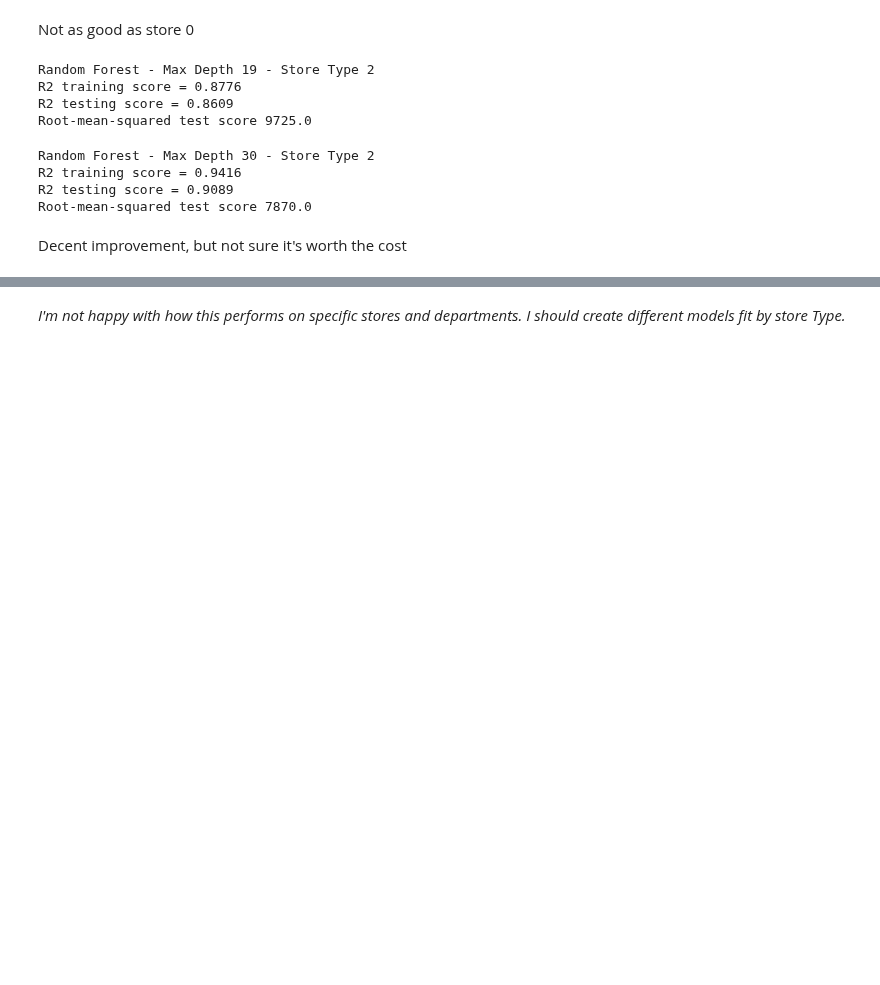
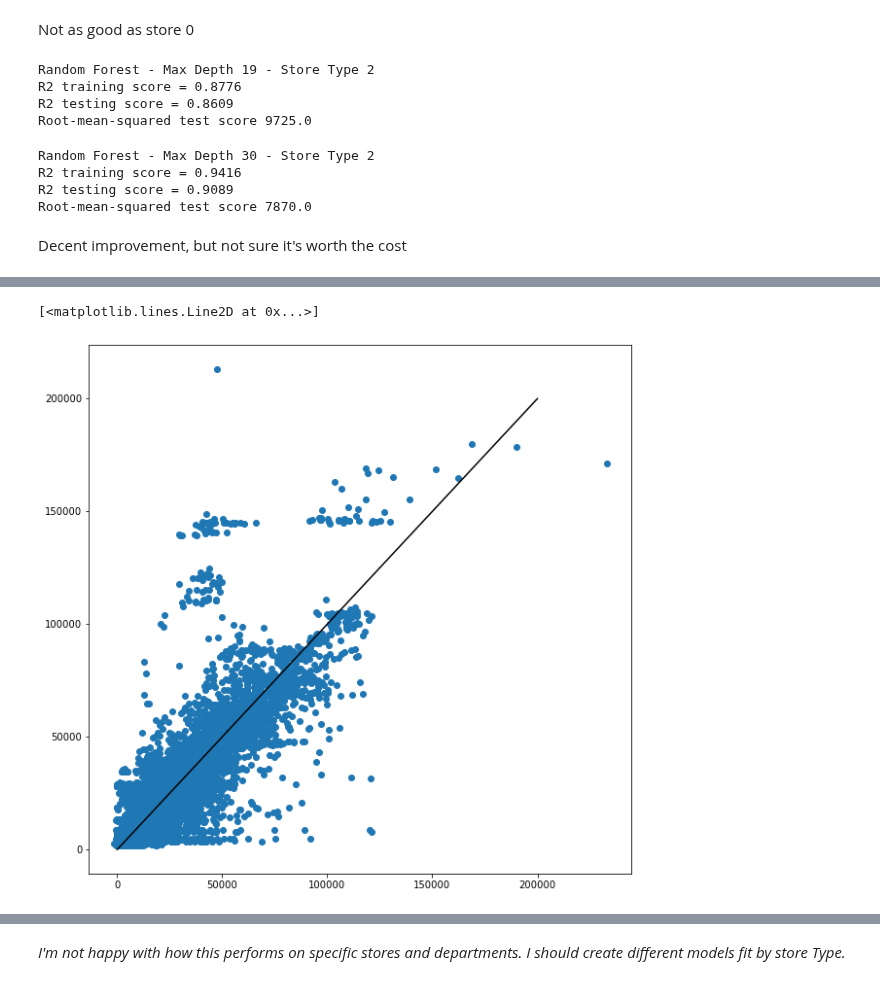
Before and after one commit to Dylan-C-Neal/capstone1-retail_forecasting, a Jupyter notebook: notebooks/C1S4-Modeling.ipynb, the cells around one changed output, grey strips where cells are left out. Cells and saved outputs as stored; diff of their text form; code cells hidden in the pictures; blank space fills up the shorter version.

```diff
--- a/notebooks/C1S4-Modeling.ipynb
+++ b/notebooks/C1S4-Modeling.ipynb
@@ -310,7 +310,7 @@ Seemed to level off around 30. Let's stick with max depth 19 for store 1
 # %%
 # Let's try max_depth = 19 on df1
 reg1 = RandomForestRegressor(max_depth=19, random_state=42)
-reg1.fit(X_train1, np.ravel(y_train1))
+ddreg1.fit(X_train1, np.ravel(y_train1))
 y_pred1 = reg1.predict(X_test1)
 print('Random Forest - Max Depth 19 - Store Type 1')
 print('R2 training score = ' + str(round(reg1.score(X_train1, y_train1), 4)))
@@ -468,0 +469,7 @@ Root-mean-squared test score 11690.0
+# %%
+_ = plt.figure(figsize=(10, 10))
+plt.scatter(np.ravel(y_test1), y_pred1)
+plt.plot([1, 200000], [1, 200000], c='black')
+# %% [output]
+[<matplotlib.lines.Line2D at 0x...>]
+[figure, added]
```
Also changed, not shown: parts of 39 cells of this notebook.
